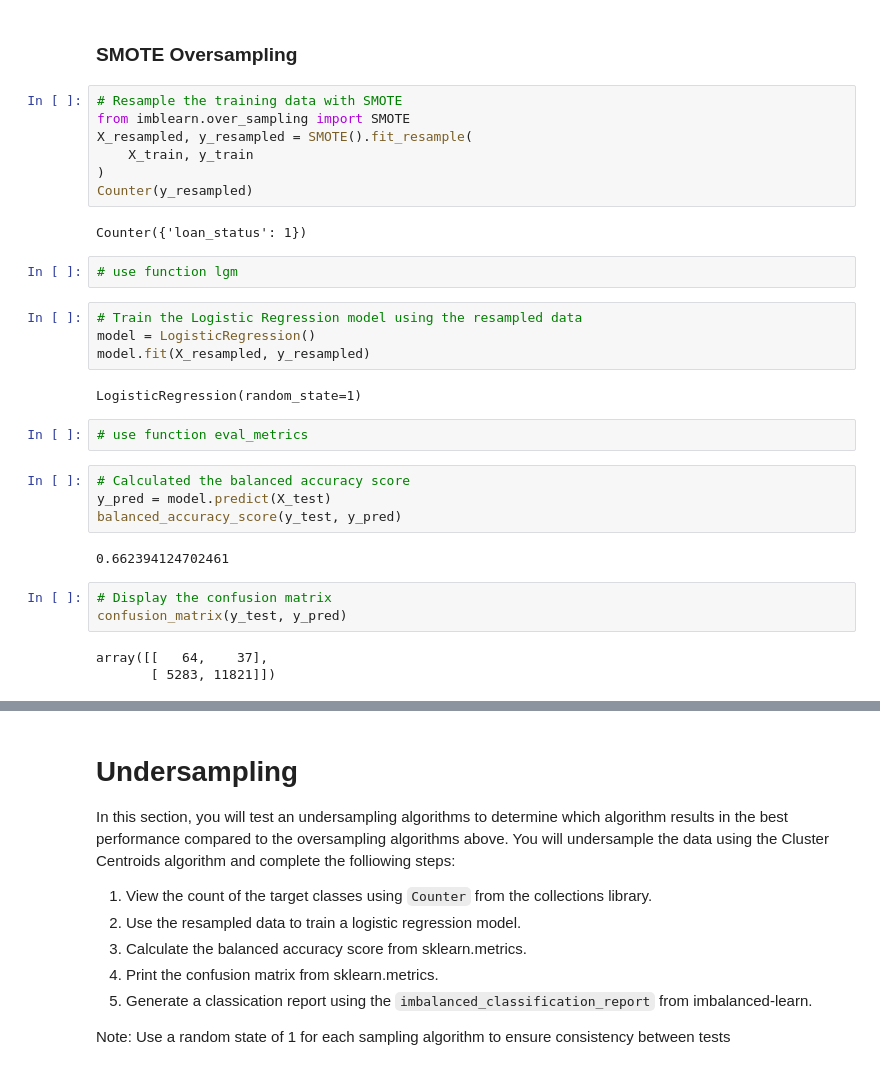
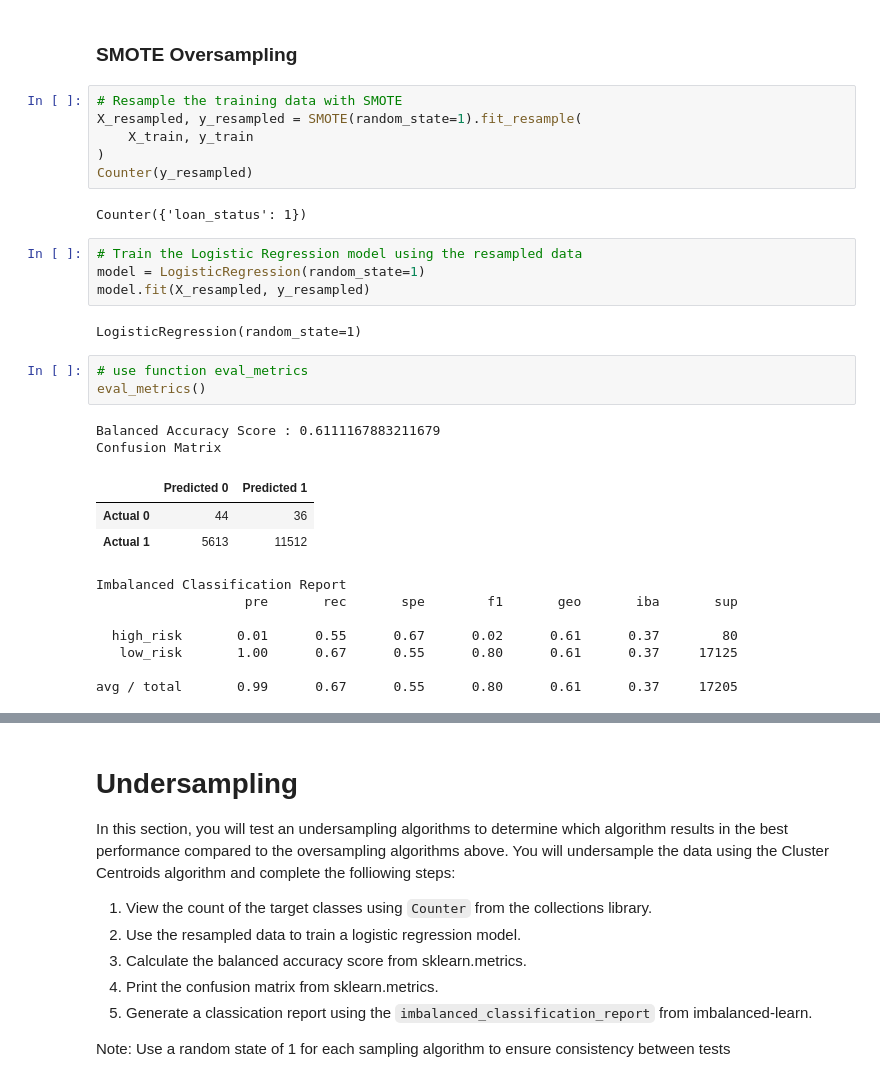
Before and after one commit to Insmire/Credit_Risk_Analysis, a Jupyter notebook: credit_risk_resampling.ipynb, the cells around one changed output, grey strips where cells are left out. Saved outputs shown, nothing was run; the diff lists cells and outputs as text.

```diff
--- a/credit_risk_resampling.ipynb
+++ b/credit_risk_resampling.ipynb
@@ -211,32 +224,31 @@ avg / total       0.99      0.55      0.74      0.71      0.64      0.40     172
 ### SMOTE Oversampling
 # %%
 # Resample the training data with SMOTE
-from imblearn.over_sampling import SMOTE
-X_resampled, y_resampled = SMOTE().fit_resample(
+X_resampled, y_resampled = SMOTE(random_state=1).fit_resample(
     X_train, y_train
 )
 Counter(y_resampled)
 # %% [output]
 Counter({'loan_status': 1})
+# %%
+# Train the Logistic Regression model using the resampled data
+model = LogisticRegression(random_state=1)
+model.fit(X_resampled, y_resampled)
+# %% [output]
+LogisticRegression(random_state=1)
 # %%
-# use function lgm
+# use function eval_metrics
+eval_metrics()
+# %% [output]
+Balanced Accuracy Score : 0.6111167883211679
+Confusion Matrix
+|  | Predicted 0 | Predicted 1 |
+| Actual 0 | 44 | 36 |
+| Actual 1 | 5613 | 11512 |
+Imbalanced Classification Report
+                   pre       rec       spe        f1       geo       iba       sup
+
+  high_risk       0.01      0.55      0.67      0.02      0.61      0.37        80
+   low_risk       1.00      0.67      0.55      0.80      0.61      0.37     17125
+
+avg / total       0.99      0.67      0.55      0.80      0.61      0.37     17205
-# %%
-# Train the Logistic Regression model using the resampled data
-model = LogisticRegression()
-model.fit(X_resampled, y_resampled)
-# %% [output]
-LogisticRegression(random_state=1)
-# %%
-# use function eval_metrics
-# %%
-# Calculated the balanced accuracy score
-y_pred = model.predict(X_test)
-balanced_accuracy_score(y_test, y_pred)
-# %% [output]
-0.662394124702461
-# %%
-# Display the confusion matrix
-confusion_matrix(y_test, y_pred)
-# %% [output]
-array([[   64,    37],
-       [ 5283, 11821]])
```
Also changed, not shown: parts of 36 cells of this notebook, 1 other file.
